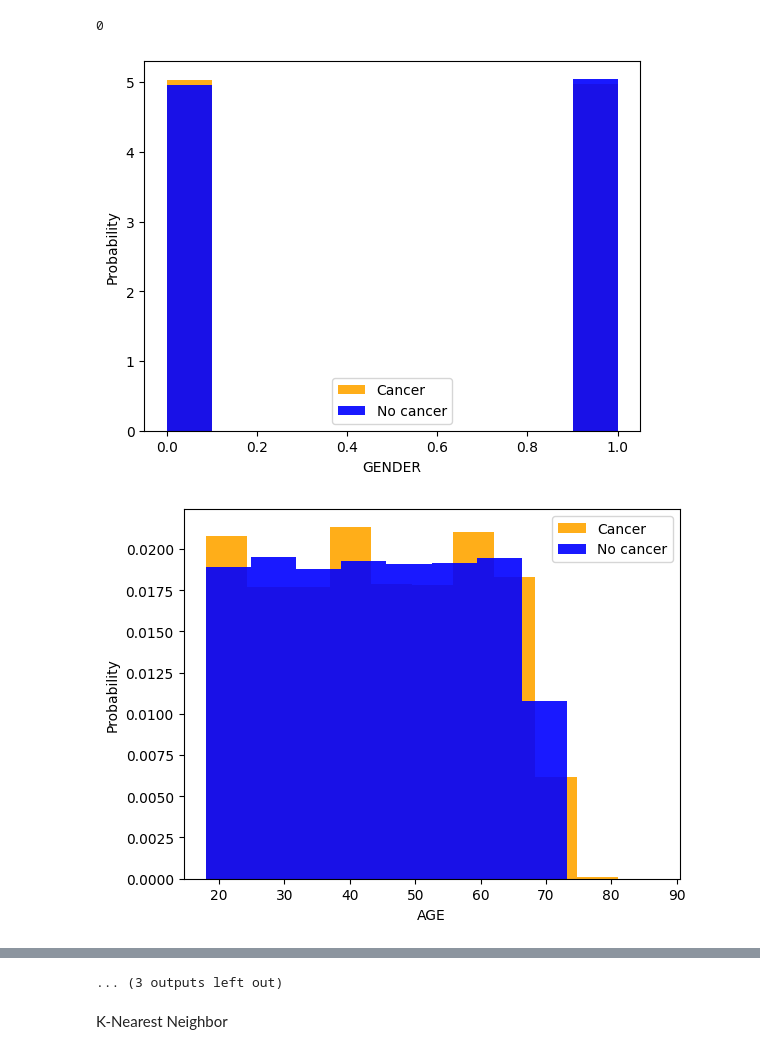
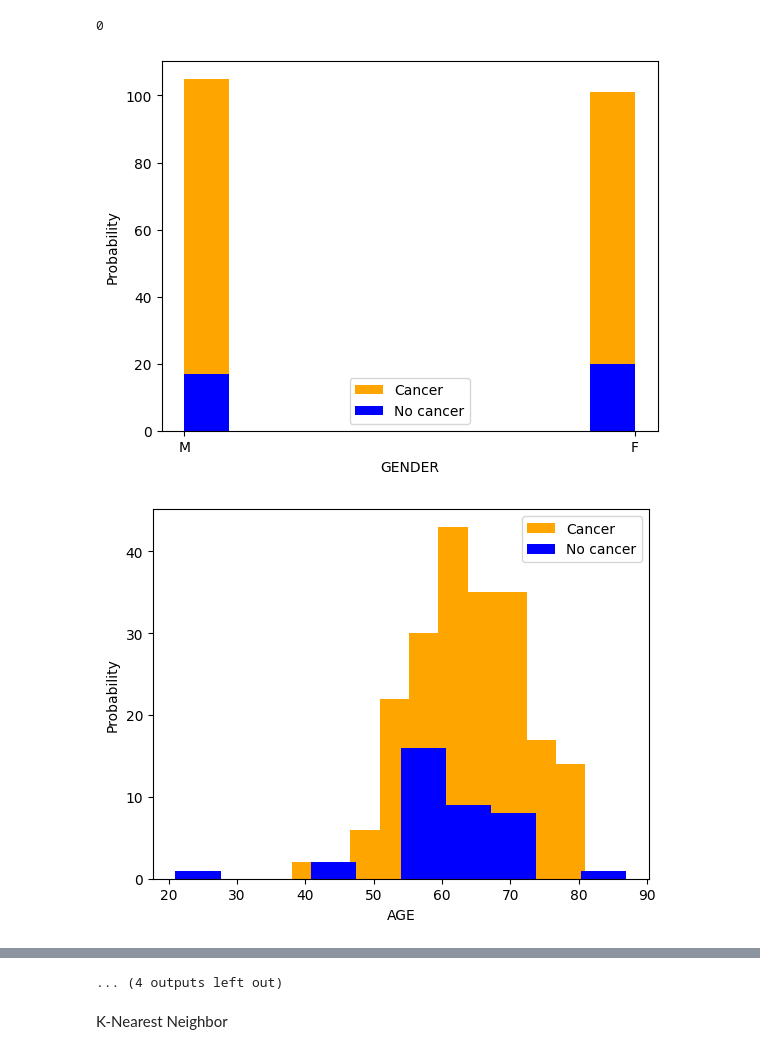
Before and after one commit to Skiiidoodle/Lung_cancer_prediction_ver1, a Jupyter notebook: Lung_cancer_detection.ipynb, the cells around one changed output, grey strips where cells are left out. Drawn from its saved outputs; the diff is of its cells as text; code cells hidden in the pictures.

Commit message:
Change dataset

```diff
--- a/Lung_cancer_detection.ipynb
+++ b/Lung_cancer_detection.ipynb
@@ -15,8 +15,9 @@ from sklearn.linear_model import LogisticRegression
 from sklearn.ensemble import GradientBoostingClassifier
 from sklearn.svm import SVC
 # %%
+# Loading the Dataset
 
-df = pd.read_csv('survey_lung_cancer.csv')
+df = pd.read_csv('cancer_survey.csv')
 count_row = df.shape[0]  # Gives number of rows
 count_col = df.shape[1]  # Gives number of cols
 print(df.head())
@@ -129,13 +130,13 @@ print(df.duplicated().sum())
 # %% [output]
 0
 # %%
-for label in df.columns[:-1]:
-  plt.hist(df[df["LUNG_CANCER"]==1][label], color='orange', label='Cancer', alpha=0.9, density=True) # 1 == YES
-  plt.hist(df[df["LUNG_CANCER"]==2][label], color='blue', label='No cancer', alpha=0.9, density=True) # 2 == NO
+for label in df.iloc[:-1]:
+  plt.hist(df[df["LUNG_CANCER"]== "YES"][label], color='orange', label='Cancer')
+  plt.hist(df[df["LUNG_CANCER"]== "NO"][label], color='blue', label='No cancer')
   plt.ylabel("Probability")
   plt.xlabel(label)
   plt.legend()
   plt.show()
 # %% [output]
-[figure, old version]
+[figure, new version]
-[figure, old version]
+[figure, new version]
@@ -152,4 +153,4 @@ for label in df.columns[:-1]:
-... (3 outputs left out)
+... (4 outputs left out)
 # %%
 from sklearn.model_selection import train_test_split
 X=df.drop(columns=['LUNG_CANCER'])
```
Also changed, not shown: parts of 7 cells of this notebook.
